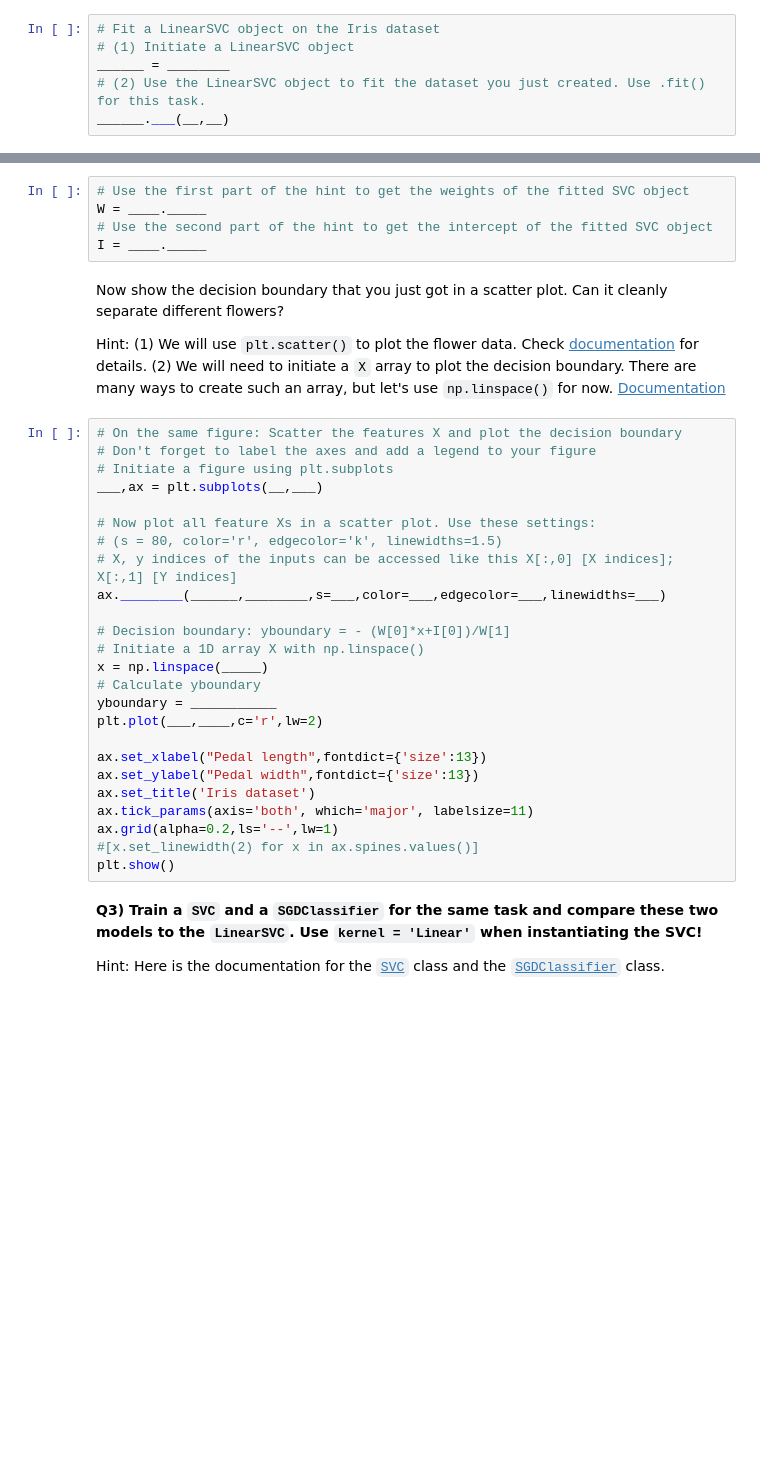
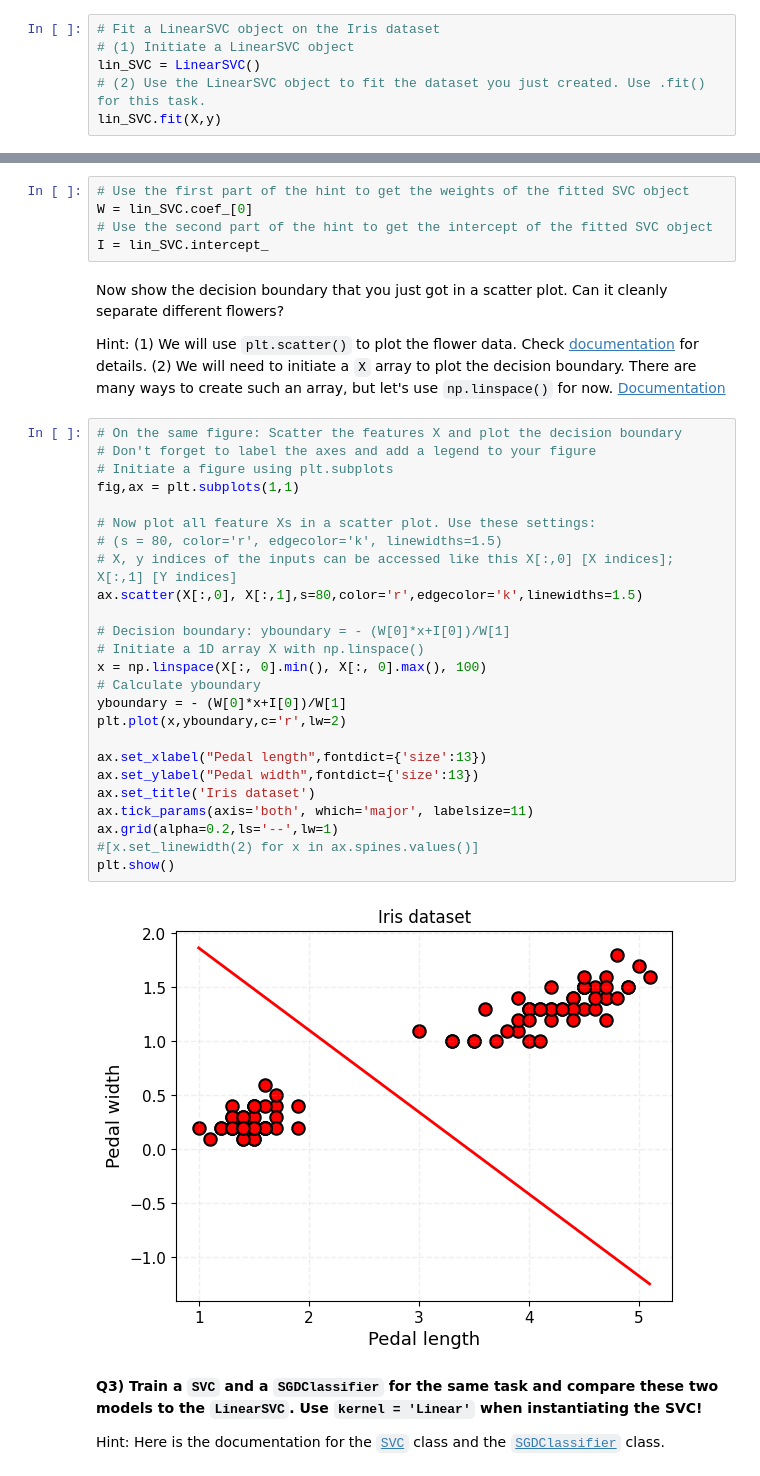
Before and after one commit to MarcoZanine/2025_ML_EES, a Jupyter notebook: notebook_ml/S2_1_SVM.ipynb, the cells around one changed output, grey strips where cells are left out. Cells and saved outputs as stored; diff of their text form; blank space fills up the shorter version.

```diff
--- a/notebook_ml/S2_1_SVM.ipynb
+++ b/notebook_ml/S2_1_SVM.ipynb
@@ -48,6 +52,6 @@ from sklearn.___ import ___________
 # %%
 # Fit a LinearSVC object on the Iris dataset
 # (1) Initiate a LinearSVC object
-______ = ________
+lin_SVC = LinearSVC()
 # (2) Use the LinearSVC object to fit the dataset you just created. Use .fit() for this task.
-______.___(__,__)
+lin_SVC.fit(X,y)
@@ -67,9 +73,9 @@ $y_{boundary} = -\frac{W\left[0\right] x + I\left[0\right]}{W\left[1\right]}$
 ⚠ If you normalized your inputs before feeding it to the SVM in the previous question (e.g., via the [StandardScaler](https://scikit-learn.org/stable/modules/generated/sklearn.preprocessing.StandardScaler.html)), the equation above is only valid in "normalized" coordinates.
 # %%
 # Use the first part of the hint to get the weights of the fitted SVC object
-W = ____._____
+W = lin_SVC.coef_[0]
 # Use the second part of the hint to get the intercept of the fitted SVC object
-I = ____._____
+I = lin_SVC.intercept_
 # %% [markdown]
 Now show the decision boundary that you just got in a scatter plot. Can it cleanly separate different flowers?
 
@@ -78,28 +84,30 @@ Hint: (1) We will use `plt.scatter()` to plot the flower data. Check [documentat
 # %%
 # On the same figure: Scatter the features X and plot the decision boundary
 # Don't forget to label the axes and add a legend to your figure
 # Initiate a figure using plt.subplots
-___,ax = plt.subplots(__,___)
+fig,ax = plt.subplots(1,1)
 
 # Now plot all feature Xs in a scatter plot. Use these settings:
 # (s = 80, color='r', edgecolor='k', linewidths=1.5)
 # X, y indices of the inputs can be accessed like this X[:,0] [X indices]; X[:,1] [Y indices]
-ax.________(______,________,s=___,color=___,edgecolor=___,linewidths=___)
+ax.scatter(X[:,0], X[:,1],s=80,color='r',edgecolor='k',linewidths=1.5)
 
 # Decision boundary: yboundary = - (W[0]*x+I[0])/W[1]
 # Initiate a 1D array X with np.linspace()
-x = np.linspace(_____)
+x = np.linspace(X[:, 0].min(), X[:, 0].max(), 100)
 # Calculate yboundary
-yboundary = ___________
-plt.plot(___,____,c='r',lw=2)
+yboundary = - (W[0]*x+I[0])/W[1]
+plt.plot(x,yboundary,c='r',lw=2)
 
 ax.set_xlabel("Pedal length",fontdict={'size':13})
 ax.set_ylabel("Pedal width",fontdict={'size':13})
 ax.set_title('Iris dataset')
 ax.tick_params(axis='both', which='major', labelsize=11)
 ax.grid(alpha=0.2,ls='--',lw=1)
 #[x.set_linewidth(2) for x in ax.spines.values()]
 plt.show()
+# %% [output]
+[figure, added]
 # %% [markdown]
 **Q3) Train a `SVC` and a `SGDClassifier` for the same task and compare these two models to the `LinearSVC`. Use `kernel = 'Linear'` when instantiating the SVC!**
 
```
Also changed, not shown: parts of 10 cells of this notebook.
